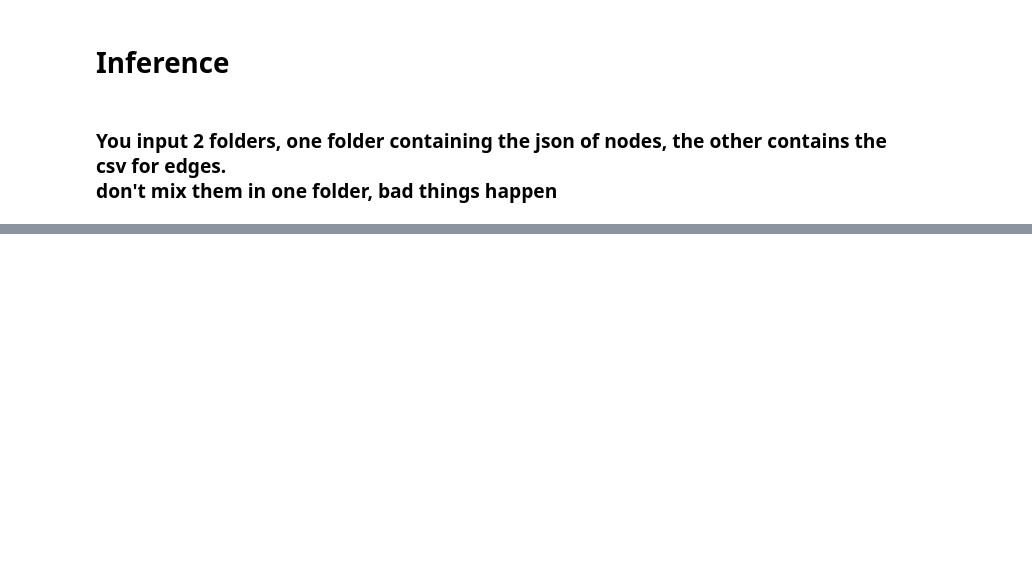
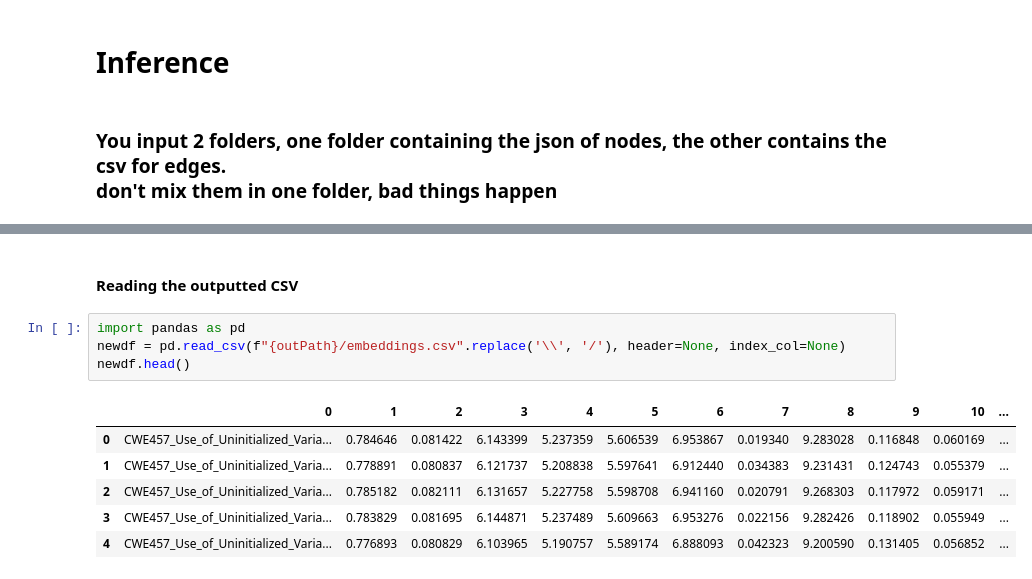
Before and after one commit to Marim1611/Guardista, a Jupyter notebook: 4-Features_Extraction/gcnAyman.ipynb, the cells around one changed output, grey strips where cells are left out. Drawn from its saved outputs; the diff is of its cells as text; blank space fills up the shorter version.

```diff
--- a/4-Features_Extraction/gcnAyman.ipynb
+++ b/4-Features_Extraction/gcnAyman.ipynb
@@ -338,0 +341,13 @@ print(MaxPooled)
+# %% [markdown]
+#### Reading the outputted CSV
+# %%
+import pandas as pd
+newdf = pd.read_csv(f"{outPath}/embeddings.csv".replace('\\', '/'), header=None, index_col=None)
+newdf.head()
+# %% [output]
+|  | 0 | 1 | 2 | 3 | 4 | 5 | 6 | 7 | 8 | 9 | 10 | ... |
+| 0 | CWE457_Use_of_Uninitialized_Varia... | 0.784646 | 0.081422 | 6.143399 | 5.237359 | 5.606539 | 6.953867 | 0.019340 | 9.283028 | 0.116848 | 0.060169 | ... |
+| 1 | CWE457_Use_of_Uninitialized_Varia... | 0.778891 | 0.080837 | 6.121737 | 5.208838 | 5.597641 | 6.912440 | 0.034383 | 9.231431 | 0.124743 | 0.055379 | ... |
+| 2 | CWE457_Use_of_Uninitialized_Varia... | 0.785182 | 0.082111 | 6.131657 | 5.227758 | 5.598708 | 6.941160 | 0.020791 | 9.268303 | 0.117972 | 0.059171 | ... |
+| 3 | CWE457_Use_of_Uninitialized_Varia... | 0.783829 | 0.081695 | 6.144871 | 5.237489 | 5.609663 | 6.953276 | 0.022156 | 9.282426 | 0.118902 | 0.055949 | ... |
+| 4 | CWE457_Use_of_Uninitialized_Varia... | 0.776893 | 0.080829 | 6.103965 | 5.190757 | 5.589174 | 6.888093 | 0.042323 | 9.200590 | 0.131405 | 0.056852 | ... |
```
Also changed, not shown: parts of 3 cells of this notebook, 4 other files.
